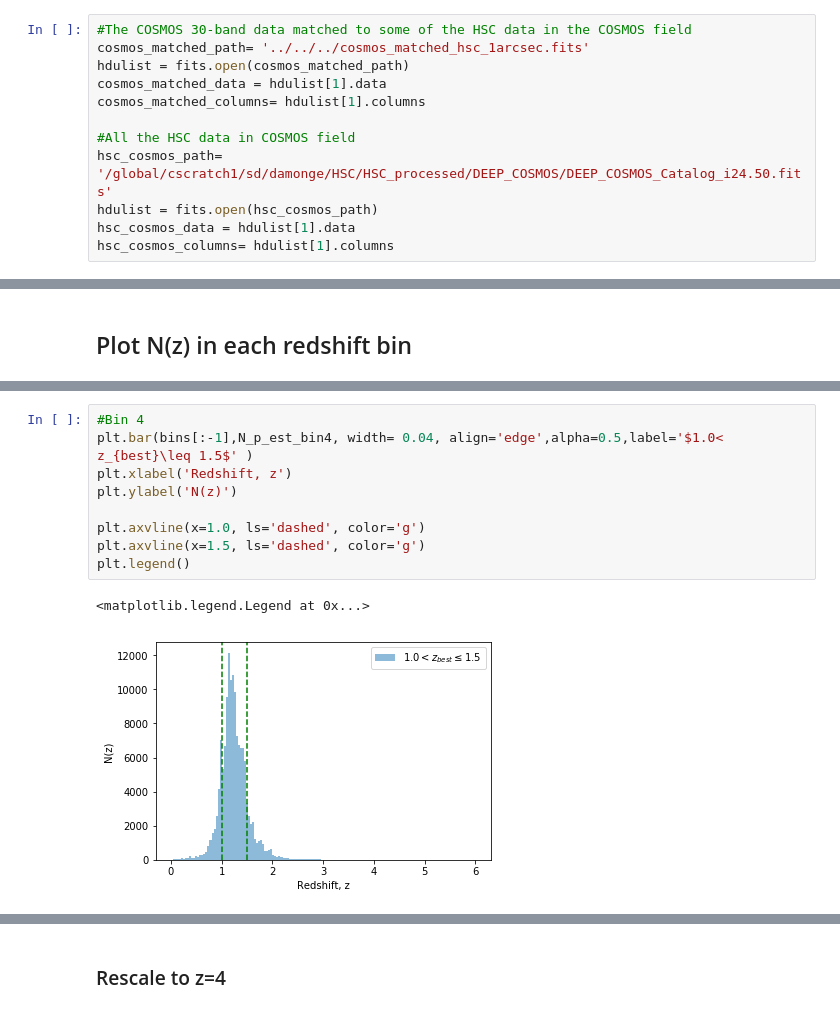
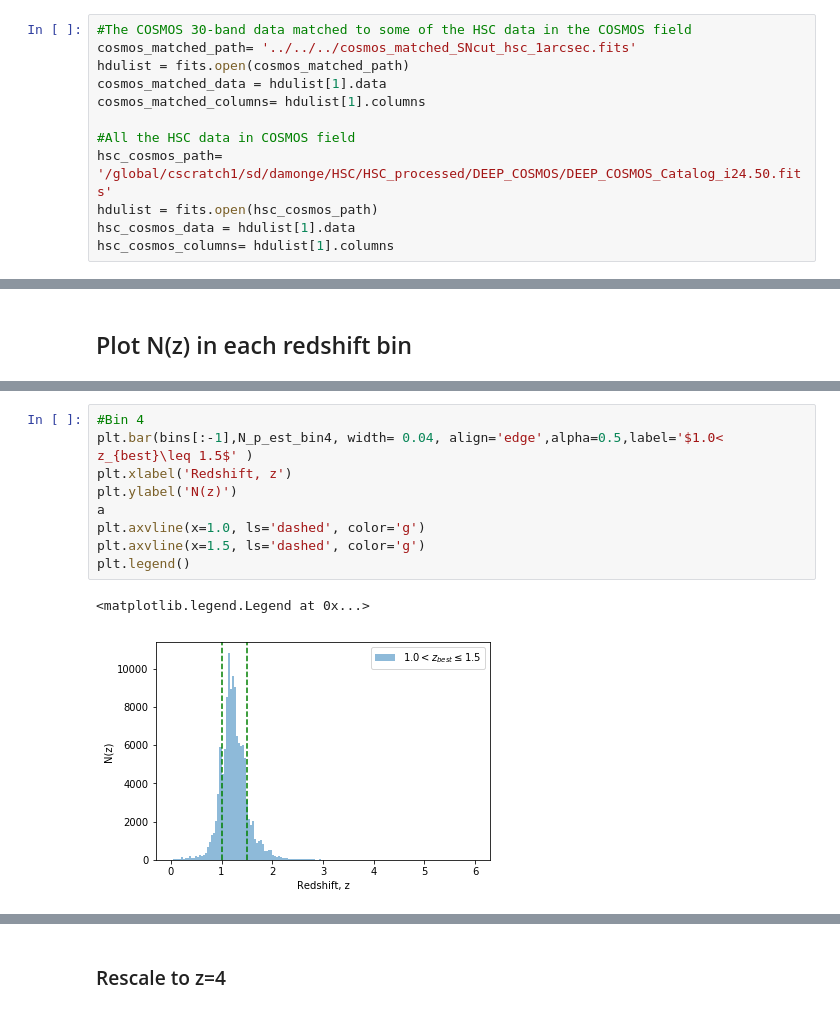
Before and after one commit to LSSTDESC/DEHSC_LSS, a Jupyter notebook: cosmos_reweighting/N(z)_4_redshift bins.ipynb, the cells around one changed output, grey strips where cells are left out. Saved outputs shown, nothing was run; the diff lists cells and outputs as text.

```diff
--- a/cosmos_reweighting/N(z)_4_redshift bins.ipynb
+++ b/cosmos_reweighting/N(z)_4_redshift bins.ipynb
@@ -26,7 +26,7 @@ import scipy.spatial as spatial
 ## Import data
 # %%
 #The COSMOS 30-band data matched to some of the HSC data in the COSMOS field
-cosmos_matched_path= '../../../cosmos_matched_hsc_1arcsec.fits'
+cosmos_matched_path= '../../../cosmos_matched_SNcut_hsc_1arcsec.fits'
 hdulist = fits.open(cosmos_matched_path)
 cosmos_matched_data = hdulist[1].data
 cosmos_matched_columns= hdulist[1].columns
@@ -228,15 +228,15 @@ plt.legend()
 # %%
 #Bin 4
 plt.bar(bins[:-1],N_p_est_bin4, width= 0.04, align='edge',alpha=0.5,label='$1.0< z_{best}\leq 1.5$' )
 plt.xlabel('Redshift, z')
 plt.ylabel('N(z)')
-
+a
 plt.axvline(x=1.0, ls='dashed', color='g')
 plt.axvline(x=1.5, ls='dashed', color='g')
 plt.legend()
 # %% [output]
 <matplotlib.legend.Legend at 0x...>
-[figure, old version]
+[figure, new version]
 # %%
 plt.bar(bins[:-1],N_p_est_bin1, width= 0.04,align='edge', alpha=0.3, label='0.15-0.5')
 
```
Also changed, not shown: parts of 6 cells of this notebook, 4 other files.
